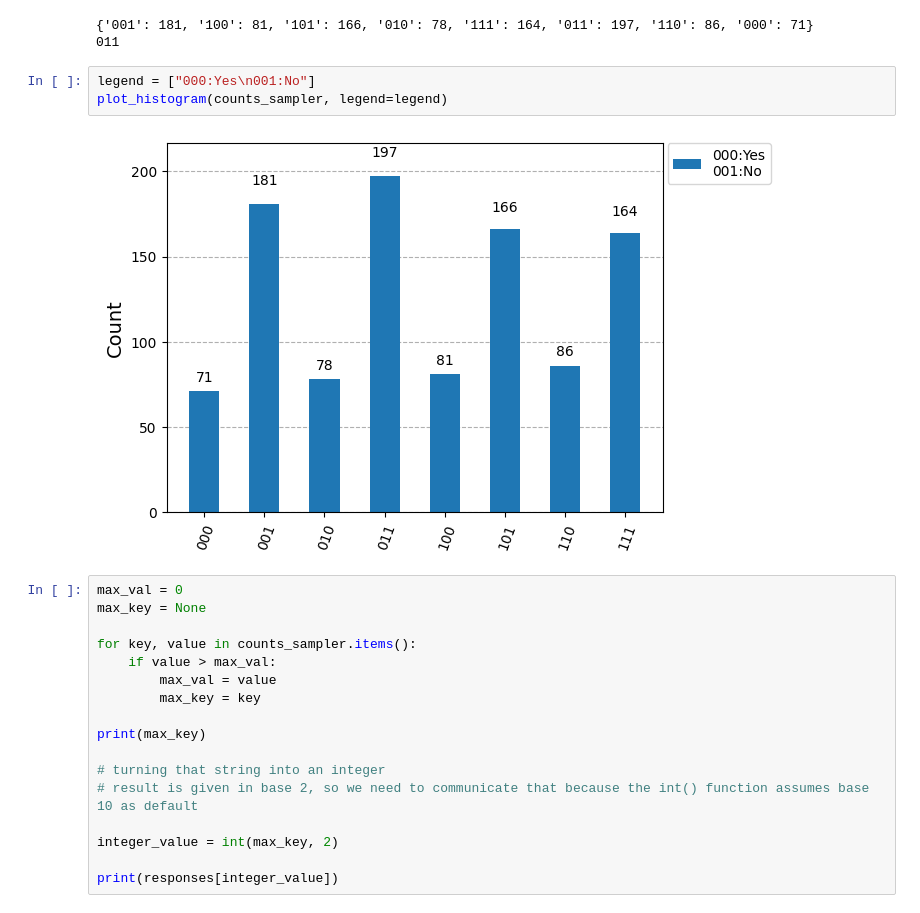
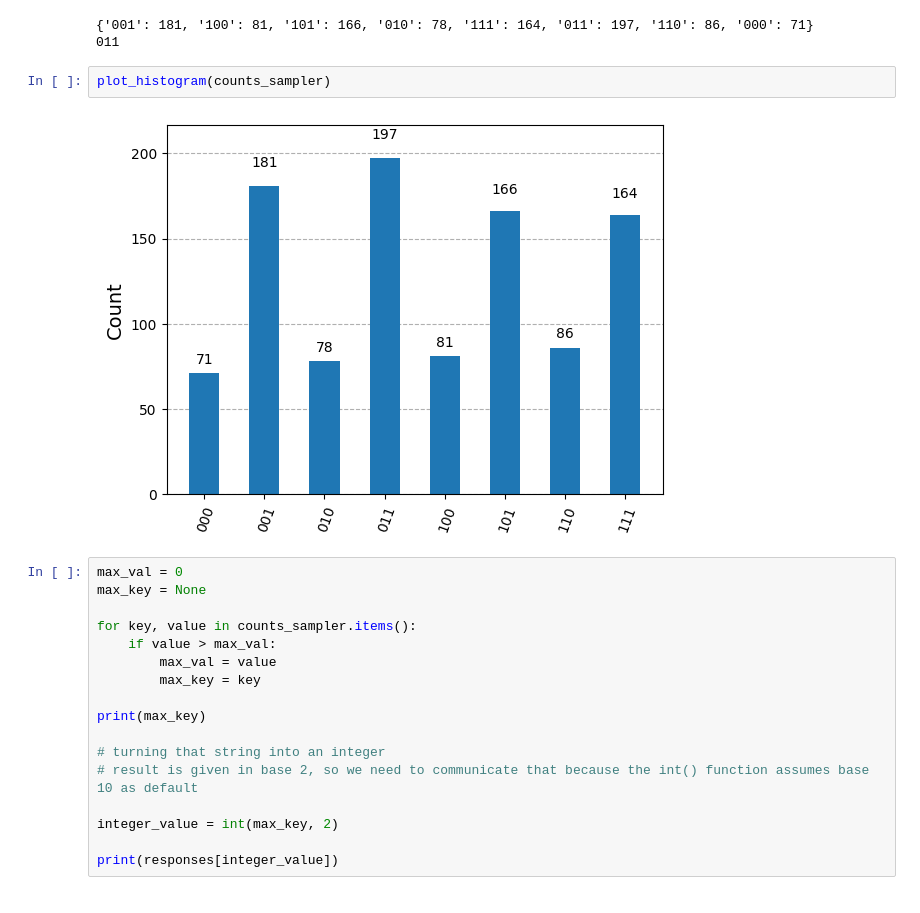
Before and after one commit to annaliese-estes/techxchange-lab-2024, a Jupyter notebook: Qiskit_Lab.ipynb, the cells around one changed output. Drawn from its saved outputs; the diff is of its cells as text.

```diff
--- a/Qiskit_Lab.ipynb
+++ b/Qiskit_Lab.ipynb
@@ -206,11 +188,10 @@ print(counts_sampler)
 # %% [output]
 {'001': 181, '100': 81, '101': 166, '010': 78, '111': 164, '011': 197, '110': 86, '000': 71}
 011
-# %%
-legend = ["000:Yes\n001:No"]
-plot_histogram(counts_sampler, legend=legend)
-# %% [output]
-[figure, removed]
+# %%
+plot_histogram(counts_sampler)
+# %% [output]
+[figure, added]
 # %%
 max_val = 0
 max_key = None
```
Also changed, not shown: parts of 1 cell of this notebook.
